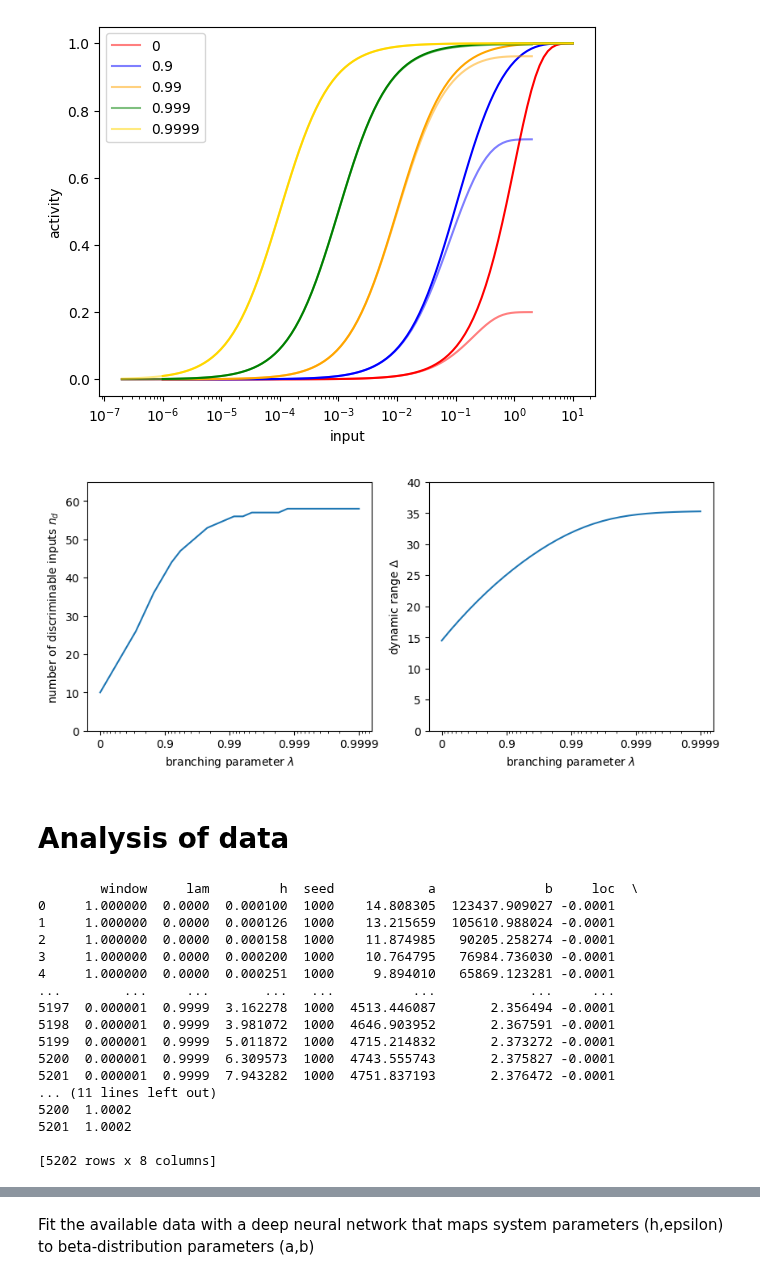
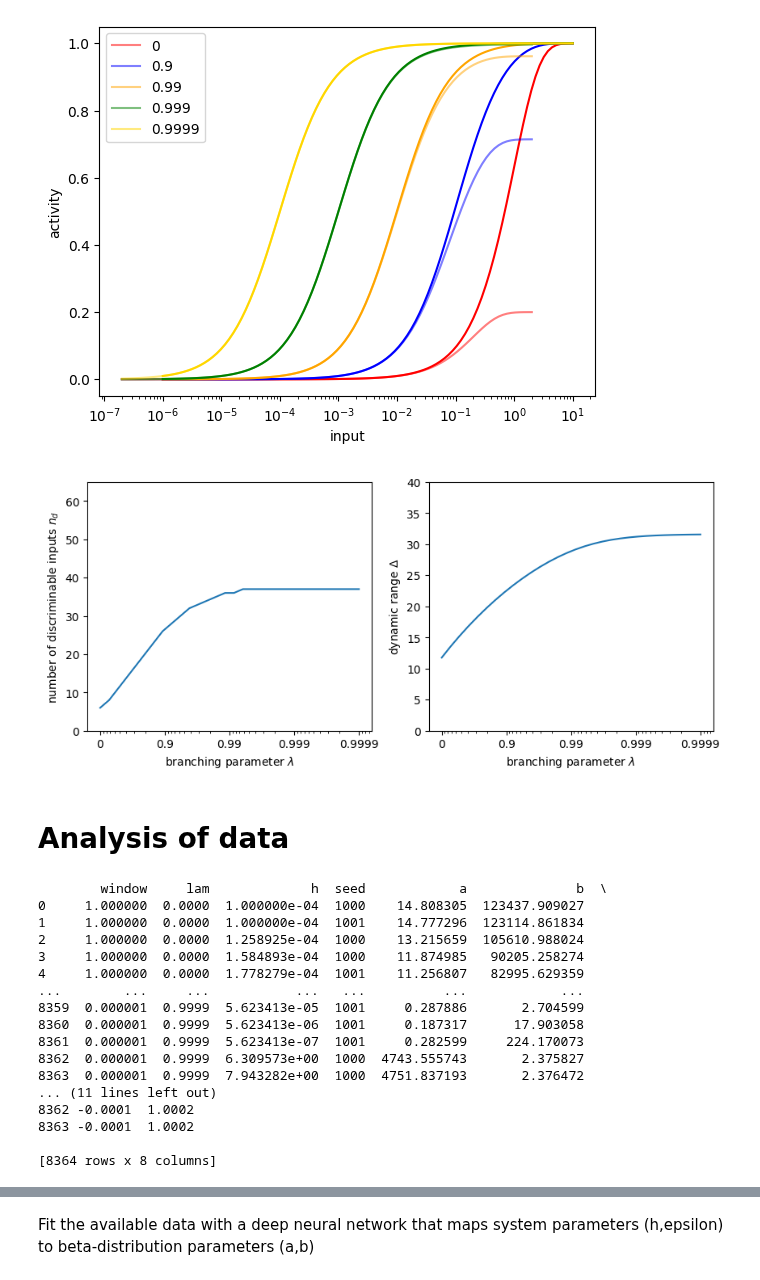
Before and after one commit to sahelazizpour/Finite-Observation-Dynamic-Range, a Jupyter notebook: 0_update/analysis.ipynb, the cells around one changed output, grey strips where cells are left out. Saved outputs shown, nothing was run; the diff lists cells and outputs as text; code cells hidden in the pictures.

```diff
--- a/0_update/analysis.ipynb
+++ b/0_update/analysis.ipynb
@@ -18,10 +44,11 @@ from src.analysis import *
 # %%
 # global parameters
 dt=1
-epsilon=0.2
+epsilon=0.1
 sigma=0.01
 N=int(1e4)
 mu=0.2
+seed=1001
 # %%
 #mean field solution for T->inf
 def a_inf(lam, mu, h):
@@ -124,11 +105,11 @@ Note: $a(0)=0$ for all $\lambda$ and $\mu$ such that $P(o)=\mathcal{N}(0,\sigma)
 # %%
 # test discriminable intervals
-lam = 0.0
+lam = 0.9999
 Xs = np.arange(-4*sigma*N,N+4*sigma*N)
 
 def pmf(h):
     # see below for formal derivation, here just as a test
-    A = mu*(1-np.exp(-h*dt))/(1-lam*(1-mu)-lam*mu*np.exp(-h*dt)) * N
+    A = a_inf(lam, mu, h)*N
     # in domain with delta = 1
     delta = 1
     return stats.norm.pdf(Xs, A, sigma*N)*delta
@@ -187,46 +168,44 @@ lams_inf = 1 - np.logspace(-4, 0, 30)
 # analysis parameters
 drs_inf = np.zeros(len(lams_inf))
 nds_inf = np.zeros(len(lams_inf))
-h_range = [0, 1e3]
-# attempt to match previous data analysis
-logh = np.arange(-7, 1.5, 0.05)  # 170 elements
+h_range = [0, 1e1]
 
-for i, lam in tqdm(enumerate(lams_mf), total=len(lams_mf)):
+for i, lam in tqdm(enumerate(lams_inf), total=len(lams_inf)):
     # distribution of noisy output
     def pmf_o_given_h(h):
-        A = a(h, lam, mu) * N
+        A = a_inf(lam, mu, h) * N
         return stats.norm.pdf(Xs, A, sigma * N)
 
     pmf_ref_left = pmf_o_given_h(h_range[0])
     pmf_ref_right = pmf_o_given_h(h_range[1])
-    hs_left = find_discriminable_inputs(pmf_o_given_h, h_range, [pmf_ref_left, pmf_ref_right], epsilon)
+    hs_left = find_discriminable_inputs(pmf_o_given_h, h_range, [pmf_ref_left, pmf_ref_right], epsilon, verbose=False)
     hs_right = find_discriminable_inputs(pmf_o_given_h, h_range, [pmf_ref_left, pmf_ref_right], epsilon, start="right")
     drs_inf[i] = dynamic_range((hs_left[0], hs_right[0]))
     nds_inf[i] = 0.5 * (len(hs_left) + len(hs_right))
 
 # plot the number of discriminable inputs for different values of epsilon and T in a main plot with an inset
 markers = ["o", "s", "^", "P", "d"]
 legends = ["$1$ ms", "$10$ ms", "$10^2$ ms", "$10^3$ ms", "$10^4$ ms"]
 
 fig, ax = plt.subplots(1, 2, figsize=(10, 4))
 ax[0].plot(1 - lams_inf, nds_inf)
 ax[0].set_xlabel("branching parameter $\lambda$")
 ax[0].set_ylim(0, 65)
 ax[0].set_ylabel("number of discriminable inputs $n_d$")
 ax[0].set_xscale("log")
 ax[0].set_xticks([1e-4, 1e-3, 1e-2, 1e-1, 1e0])
 ax[0].set_xticklabels(["0.9999", "0.999", "0.99", "0.9", "0"])
 ax[0].invert_xaxis()
 ax[1].plot(1 - lams_inf, drs_inf)
 ax[1].set_xlabel("branching parameter $\lambda$")
 ax[1].set_ylim(0, 40)
 ax[1].set_ylabel("dynamic range $\Delta$")
 ax[1].set_xscale("log")
 ax[1].set_xticks([1e-4, 1e-3, 1e-2, 1e-1, 1e0])
 ax[1].set_xticklabels(["0.9999", "0.999", "0.99", "0.9", "0"])
 ax[1].invert_xaxis()
 # %% [output]
-[figure, old version]
+[figure, new version]
 # %% [markdown]
 # Analysis of data
 # %%
@@ -261,23 +240,23 @@ with h5py.File(beta_approximation, "r") as f:
                     }
 print(df)
 # %% [output]
-        window     lam         h  seed            a              b     loc  \
-0     1.000000  0.0000  0.000100  1000    14.808305  123437.909027 -0.0001
-1     1.000000  0.0000  0.000126  1000    13.215659  105610.988024 -0.0001
-2     1.000000  0.0000  0.000158  1000    11.874985   90205.258274 -0.0001
-3     1.000000  0.0000  0.000200  1000    10.764795   76984.736030 -0.0001
-4     1.000000  0.0000  0.000251  1000     9.894010   65869.123281 -0.0001
-...        ...     ...       ...   ...          ...            ...     ...
-5197  0.000001  0.9999  3.162278  1000  4513.446087       2.356494 -0.0001
-5198  0.000001  0.9999  3.981072  1000  4646.903952       2.367591 -0.0001
-5199  0.000001  0.9999  5.011872  1000  4715.214832       2.373272 -0.0001
-5200  0.000001  0.9999  6.309573  1000  4743.555743       2.375827 -0.0001
-5201  0.000001  0.9999  7.943282  1000  4751.837193       2.376472 -0.0001
+        window     lam             h  seed            a              b  \
+0     1.000000  0.0000  1.000000e-04  1000    14.808305  123437.909027
+1     1.000000  0.0000  1.000000e-04  1001    14.777296  123114.861834
+2     1.000000  0.0000  1.258925e-04  1000    13.215659  105610.988024
+3     1.000000  0.0000  1.584893e-04  1000    11.874985   90205.258274
+4     1.000000  0.0000  1.778279e-04  1001    11.256807   82995.629359
+...        ...     ...           ...   ...          ...            ...
+8359  0.000001  0.9999  5.623413e-05  1001     0.287886       2.704599
+8360  0.000001  0.9999  5.623413e-06  1001     0.187317      17.903058
+8361  0.000001  0.9999  5.623413e-07  1001     0.282599     224.170073
+8362  0.000001  0.9999  6.309573e+00  1000  4743.555743       2.375827
+8363  0.000001  0.9999  7.943282e+00  1000  4751.837193       2.376472
 ... (11 lines left out)
-5200  1.0002
-5201  1.0002
+8362 -0.0001  1.0002
+8363 -0.0001  1.0002
 
-[5202 rows x 8 columns]
+[8364 rows x 8 columns]
 # %%
 # plot beta parameters for different windows and lambdas from dataframe
 fig, axes = plt.subplots(3, 1, figsize=(10, 9))
```
Also changed, not shown: parts of 16 cells of this notebook, 2 other files.
